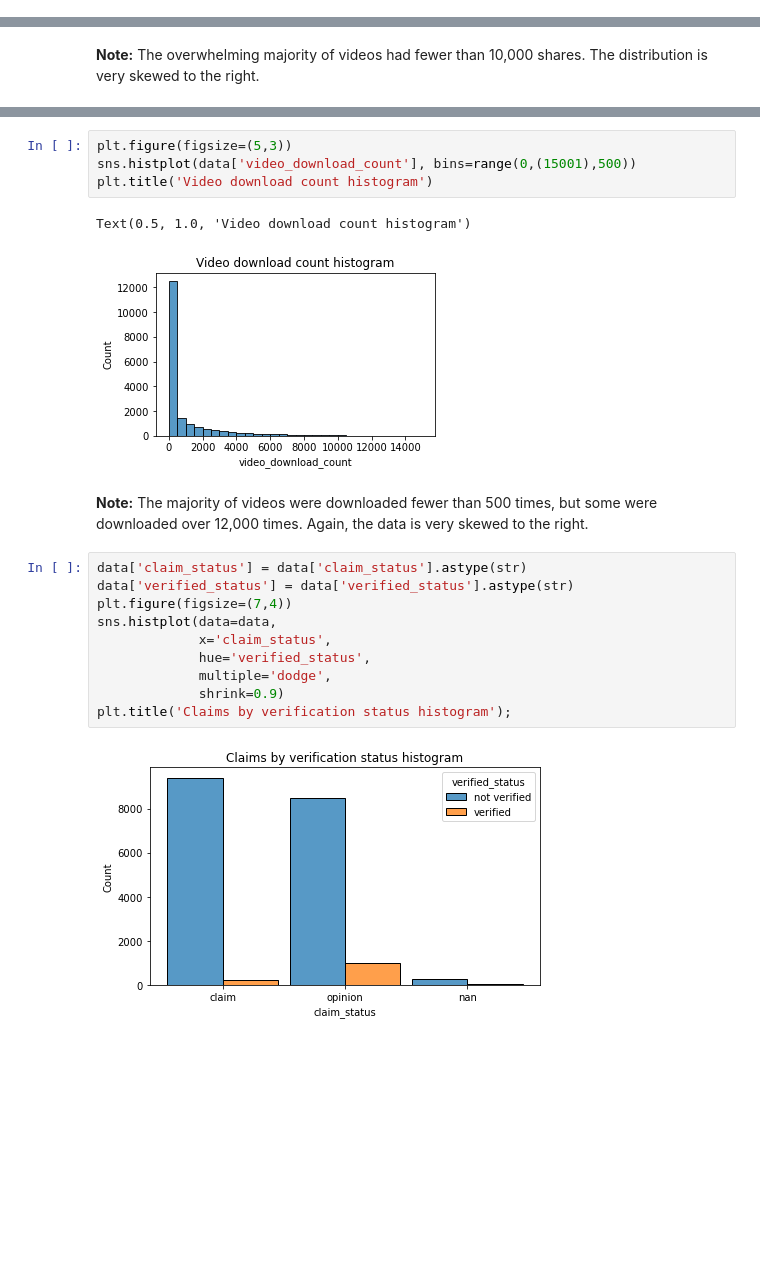
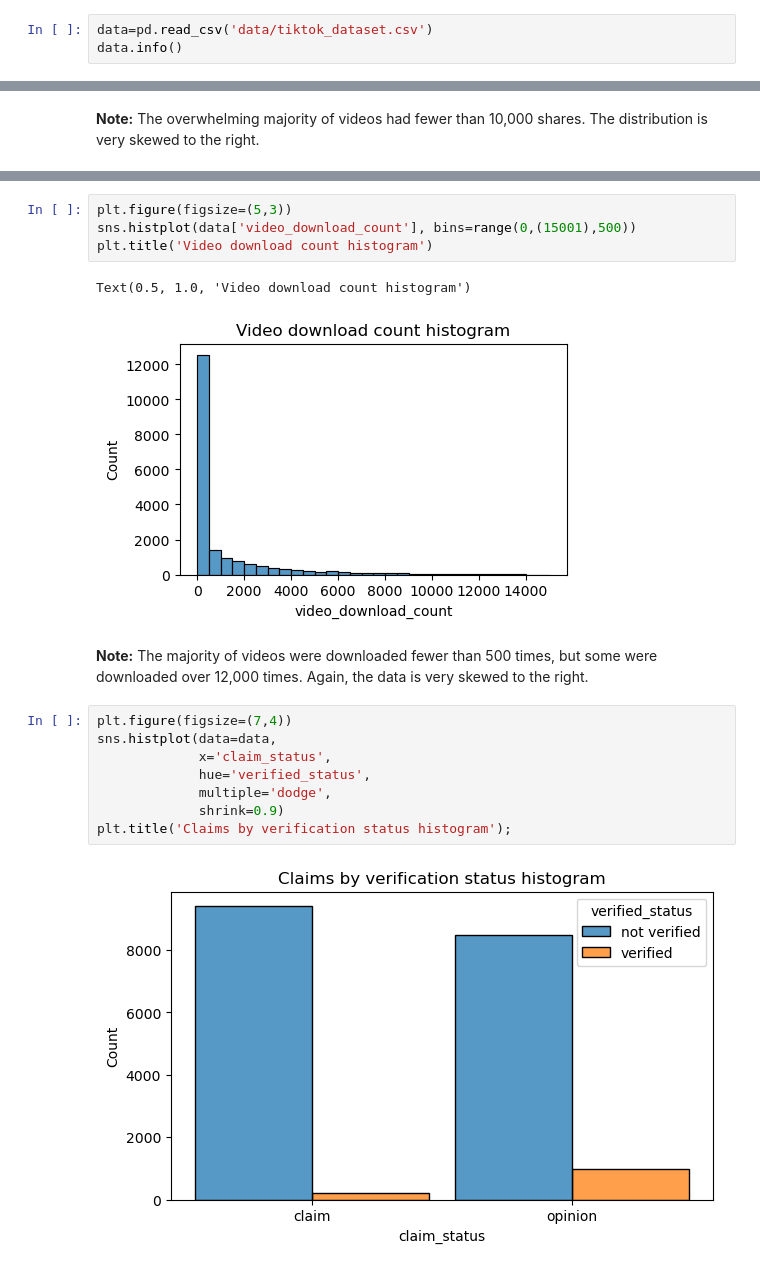
Before and after one commit to Mustafa777Xo/TikTok, a Jupyter notebook: tiktok_classfication.ipynb, the cells around one changed output, grey strips where cells are left out. Saved outputs shown, nothing was run; the diff lists cells and outputs as text; blank space fills up the shorter version.

```diff
--- a/tiktok_classfication.ipynb
+++ b/tiktok_classfication.ipynb
@@ -154,3 +154,6 @@ Exploratory data analysis
 # %%
 import matplotlib.pyplot as plt
 import seaborn as sns
+# %%
+data=pd.read_csv('data/tiktok_dataset.csv')
+data.info()
@@ -237,18 +260,16 @@ sns.histplot(data['video_download_count'], bins=range(0,(15001),500))
 plt.title('Video download count histogram')
 # %% [output]
 Text(0.5, 1.0, 'Video download count histogram')
-[figure, old version]
+[figure, new version]
 # %% [markdown]
 **Note:** The majority of videos were downloaded fewer than 500 times, but some were downloaded over 12,000 times. Again, the data is very skewed to the right.
 # %%
-data['claim_status'] = data['claim_status'].astype(str)
-data['verified_status'] = data['verified_status'].astype(str)
 plt.figure(figsize=(7,4))
 sns.histplot(data=data,
              x='claim_status',
              hue='verified_status',
              multiple='dodge',
              shrink=0.9)
 plt.title('Claims by verification status histogram');
 # %% [output]
-[figure, old version]
+[figure, new version]
```
Also changed, not shown: parts of 17 cells of this notebook.
